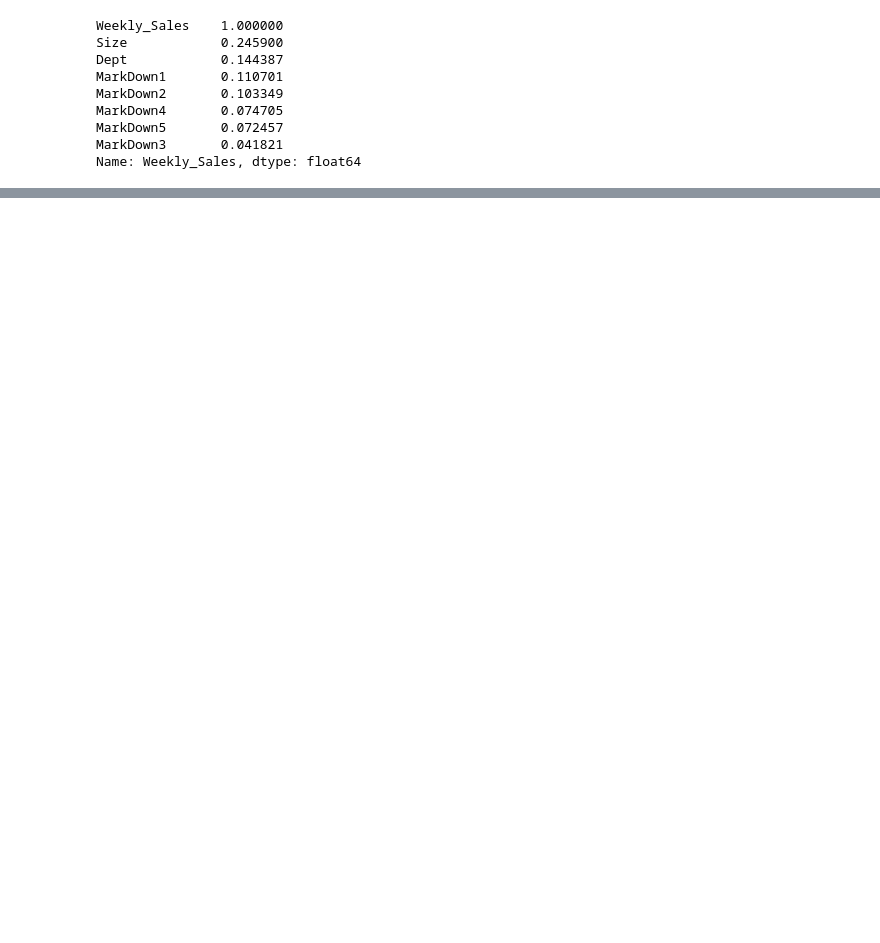
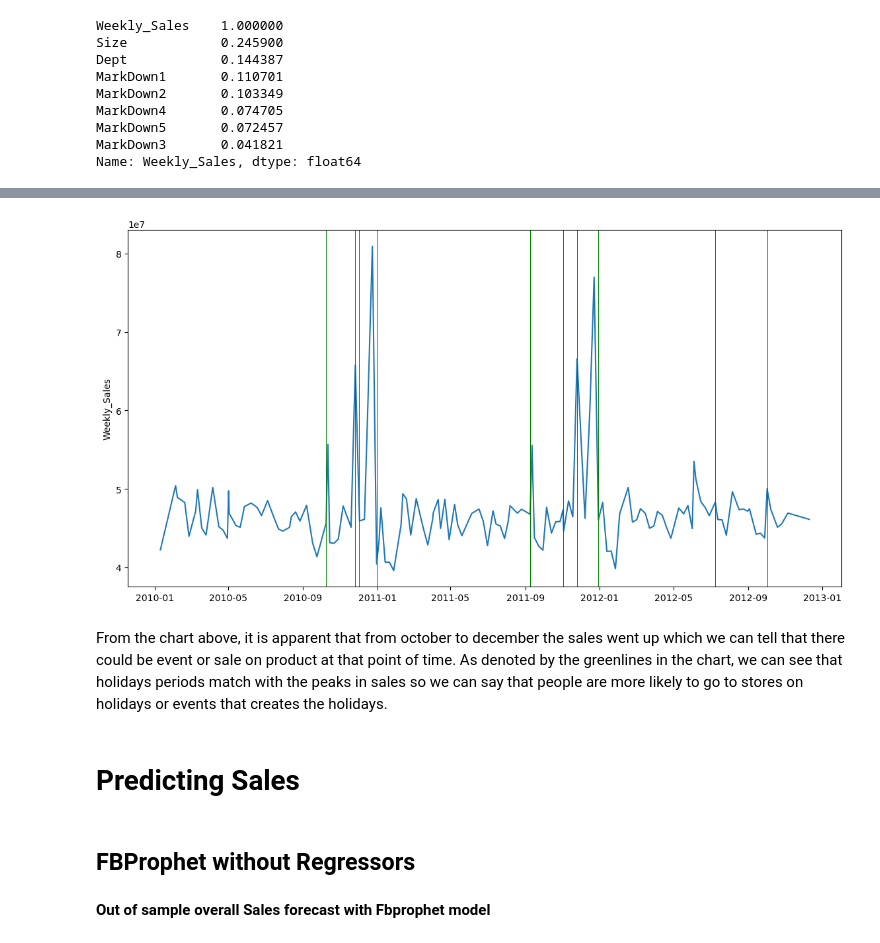
Before and after one commit to duong-nguyen-elu/ELU-Assignments, a Jupyter notebook: M6W6 Assignment.ipynb, the cells around one changed output, grey strips where cells are left out. Drawn from its saved outputs; the diff is of its cells as text; code cells hidden in the pictures; blank space fills up the shorter version.

```diff
--- a/M6W6 Assignment.ipynb
+++ b/M6W6 Assignment.ipynb
@@ -39,14 +37,24 @@ Hello 🙌, welcome to my notebook. In this notebook we will try to make Retail
 # Import Data
 # %%
 import pandas as pd
+import numpy as np
+from IPython.display import Image
+import seaborn as sns
+import matplotlib.pyplot as plt
+from sklearn.model_selection import train_test_split, cross_val_score, GridSearchCV
+from sklearn.metrics import confusion_matrix, accuracy_score, classification_report
+import datetime as dt
+
+
+from fbprophet import Prophet
 pd.set_option('display.max_rows', None)
 pd.set_option('display.max_columns', None)
 pd.set_option('display.width', None)
 pd.set_option('display.max_colwidth', None)
 
-data1 = pd.read_csv('../input/retaildataset/stores data-set.csv')
-data2 = pd.read_csv('../input/retaildataset/Features data set.csv')
-data3 = pd.read_csv('../input/retaildataset/sales data-set.csv')
+data1 = pd.read_csv(r'C:\Users\ams-duongn.EXPEDITORS\Desktop\learn\Data Science Master\M6W6\stores data-set.csv')
+data2 = pd.read_csv(r'C:\Users\ams-duongn.EXPEDITORS\Desktop\learn\Data Science Master\M6W6\Features data set.csv')
+data3 = pd.read_csv(r'C:\Users\ams-duongn.EXPEDITORS\Desktop\learn\Data Science Master\M6W6\sales data-set.csv')
 # %%
 data1.head()
 # %% [output]
@@ -137,8 +144,12 @@ py.init_notebook_mode(connected=True)
 import plotly.graph_objs as go
 import plotly.tools as tools
 import warnings
+warnings.filterwarnings("ignore")
 from collections import Counter
+import plotly.io as pio
 import plotly.express as px
+
+pio.templates.default = "seaborn"
 
 labels = data1['Store'].tolist()
 values = data1['Size'].tolist()
@@ -1003,30 +1014,30 @@ data3_0 = data3.loc[data3['Dept'] == 32]
 custom_aggregation = {}
 custom_aggregation["Weekly_Sales"] = "mean"
 data3_0 = data3_0.set_index(pd.DatetimeIndex(data3_0['Date']))
-data0 = data3_0.resample('M').agg(custom_aggregation)
-data0.columns = ["Monthly Profit Sales"]
+data0 = data3_0.resample('W').agg(custom_aggregation)
+data0.columns = ["Weekly Profit Sales"]
 data0['Date_'] = data0.index
 
 x = data0['Date_'].tolist()
-y = data0['Monthly Profit Sales'].tolist()
+y = data0['Weekly Profit Sales'].tolist()
 
 # Good performance store
 data3_0 = data3.loc[data3['Dept'] == 92]
 custom_aggregation = {}
 custom_aggregation["Weekly_Sales"] = "mean"
 data3_0 = data3_0.set_index(pd.DatetimeIndex(data3_0['Date']))
-data0 = data3_0.resample('M').agg(custom_aggregation)
-data0.columns = ["Monthly Profit Sales"]
+data0 = data3_0.resample('W').agg(custom_aggregation)
+data0.columns = ["Weekly Profit Sales"]
 data0['Date_'] = data0.index
 
 x_ = data0['Date_'].tolist()
-y_ = data0['Monthly Profit Sales'].tolist()
+y_ = data0['Weekly Profit Sales'].tolist()
 
 
 fig.add_trace(go.Scatter(x=x, y=y,name='Dept 32 (Bad Perf.)',line=dict(color='red', width=2)), 1, 1)
 fig.add_trace(go.Scatter(x=x_, y=y_,name='Dept 92 (Good Perf.)',line=dict(color='darkgreen', width=2)), 1, 1)
 
-fig['layout'].update(height=500, width=900, title='Compared Good and Bad Dept Performance based on Monthly Profit Sales')
+fig['layout'].update(height=500, width=900, title='Compared Good and Bad Dept Performance based on Weekly Profit Sales')
 fig.show()
 # %% [output]
 [interactive output not drawn]
@@ -1401,0 +1247,21 @@ fig.show()
+# %%
+df = all_data.copy()
+df['IsHolidayNumeric']=df['IsHoliday'].apply(lambda x:1 if (str(x)=="True") else 0) # converted holiday true false to 0 and 1 respectively
+df2=df.groupby(by=['Date'], as_index=False)['Weekly_Sales'].sum()
+f_1 = plt.figure(figsize=(12,6), dpi=100)
+ax_1 = f_1.add_axes([0.0, 0.0, 0.9, 0.9])
+ax_1.set_ylabel('Weekly_Sales')
+ax_1.plot(df2['Date'], df2['Weekly_Sales'])
+
+for x in df[df['IsHolidayNumeric']==1]['Date']:
+    ax_1.axvline(x=x, color='g', linewidth=0.5)
+# %% [output]
+[figure, added]
+# %% [markdown]
+From the chart above, it is apparent that from october to december the sales went up which we can tell that there could be event or sale on product at that point of time. As denoted by the greenlines in the chart, we can see that holidays periods match with the peaks in sales so we can say that people are more likely to go to stores on holidays or events that creates the holidays.
+# %% [markdown]
+# Predicting Sales
+# %% [markdown]
+## FBProphet without Regressors
+# %% [markdown]
+**Out of sample overall Sales forecast with Fbprophet model**
```
Also changed, not shown: parts of 95 cells of this notebook.
